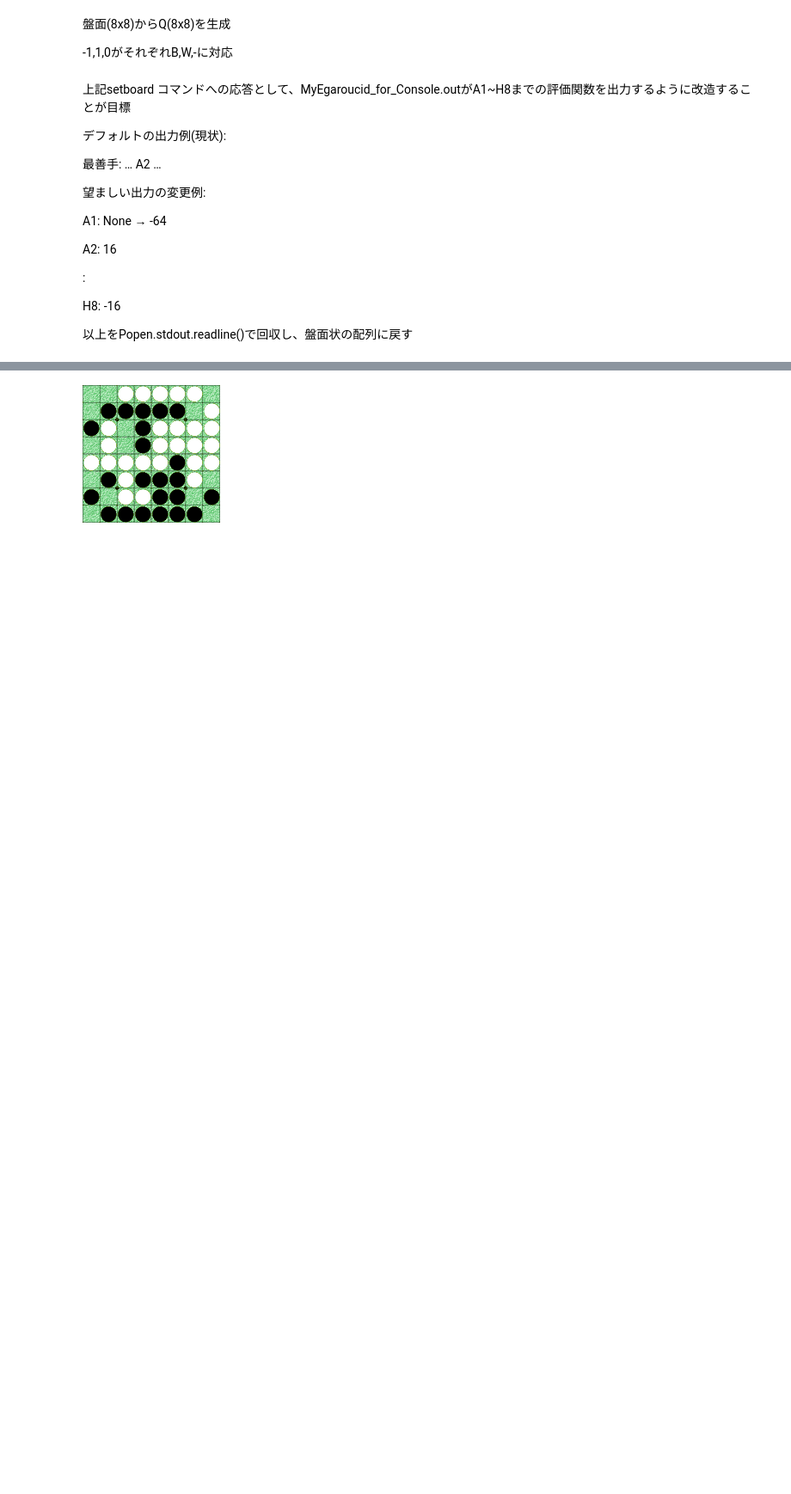
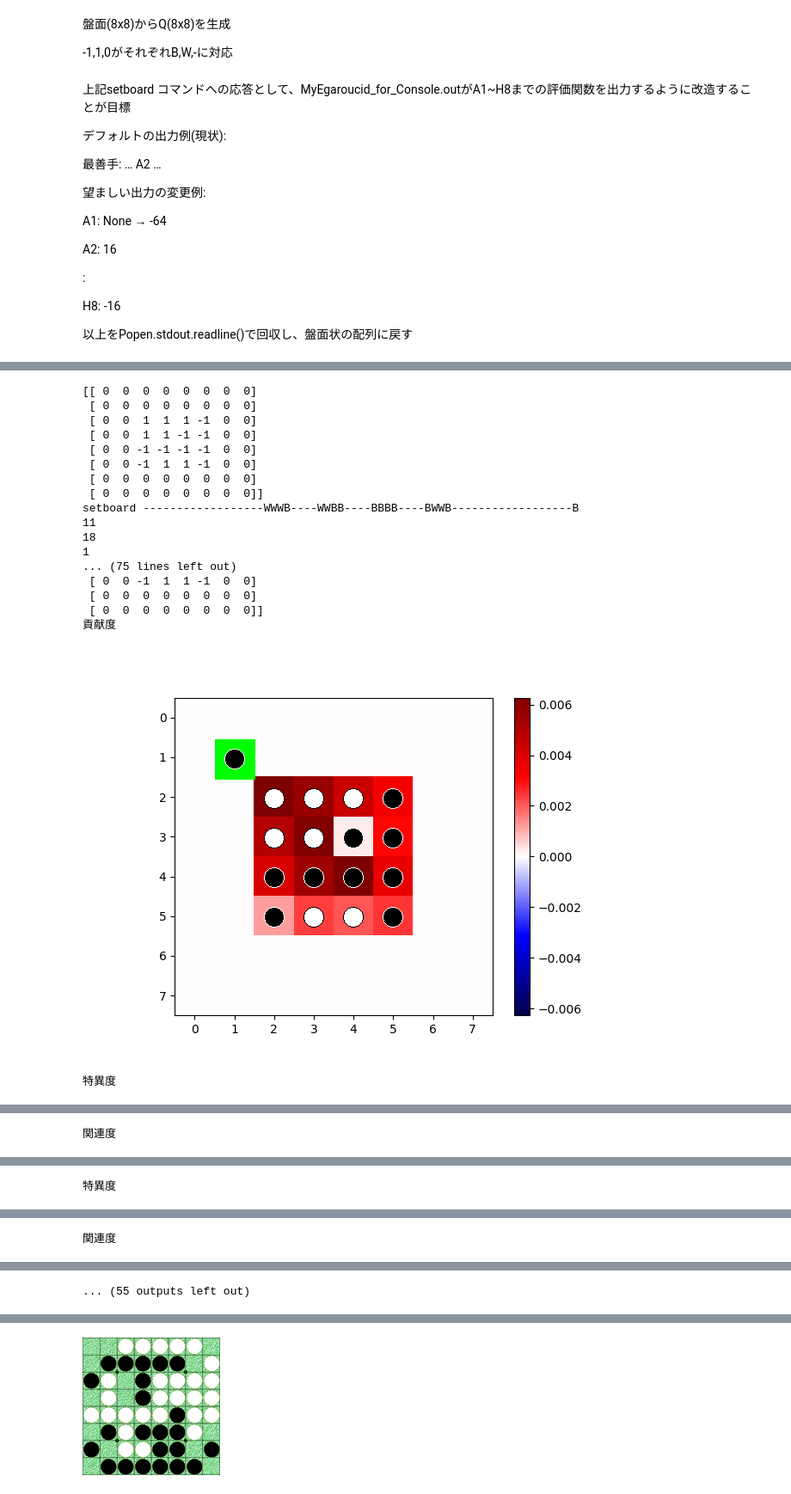
Before and after one commit to KKitamuraCCE/MyEgaroucid, a Jupyter notebook: MyEgaroucid.ipynb, the cells around one changed output, grey strips where cells are left out. Shown at 86% size. Saved outputs shown, nothing was run; the diff lists cells and outputs as text; code cells hidden in the pictures; blank space fills up the shorter version.

```diff
--- a/MyEgaroucid.ipynb
+++ b/MyEgaroucid.ipynb
@@ -1504,0 +1812,42 @@ SARFA(board_0,turn = -1)
+# %%
+
+
+#手番黒なら-1
+
+turn = -1
+
+
+
+
+board_0 = numpy.array([[0,0,0,0,0,0,0,0],
+                    [0,0,0,0,0,0,0,0],
+                    [0,0,1,1,1,-1,0,0],
+                    [0,0,1,1,-1,-1,0,0],
+                    [0,0,-1,-1,-1,-1,0,0],
+                    [0,0,-1,1,1,-1,0,0],
+                    [0,0,0,0,0,0,0,0],
+                    [0,0,0,0,0,0,0,0]])#full((8,8),-1)
+
+
+
+normalizedSARFA(board_0,-1,4)
+# %% [output]
+[[ 0  0  0  0  0  0  0  0]
+ [ 0  0  0  0  0  0  0  0]
+ [ 0  0  1  1  1 -1  0  0]
+ [ 0  0  1  1 -1 -1  0  0]
+ [ 0  0 -1 -1 -1 -1  0  0]
+ [ 0  0 -1  1  1 -1  0  0]
+ [ 0  0  0  0  0  0  0  0]
+ [ 0  0  0  0  0  0  0  0]]
+setboard ------------------WWWB----WWBB----BBBB----BWWB------------------B
+11
+18
+1
+... (75 lines left out)
+ [ 0  0 -1  1  1 -1  0  0]
+ [ 0  0  0  0  0  0  0  0]
+ [ 0  0  0  0  0  0  0  0]]
+貢献度
+[figure, added]
+特異度
@@ -1504,0 +1855 @@ SARFA(board_0,turn = -1)
+関連度
@@ -1504,0 +1876 @@ SARFA(board_0,turn = -1)
+特異度
@@ -1504,0 +1878 @@ SARFA(board_0,turn = -1)
+関連度
@@ -1504,0 +1880 @@ SARFA(board_0,turn = -1)
+... (55 outputs left out)
```
Also changed, not shown: parts of 12 cells of this notebook.
